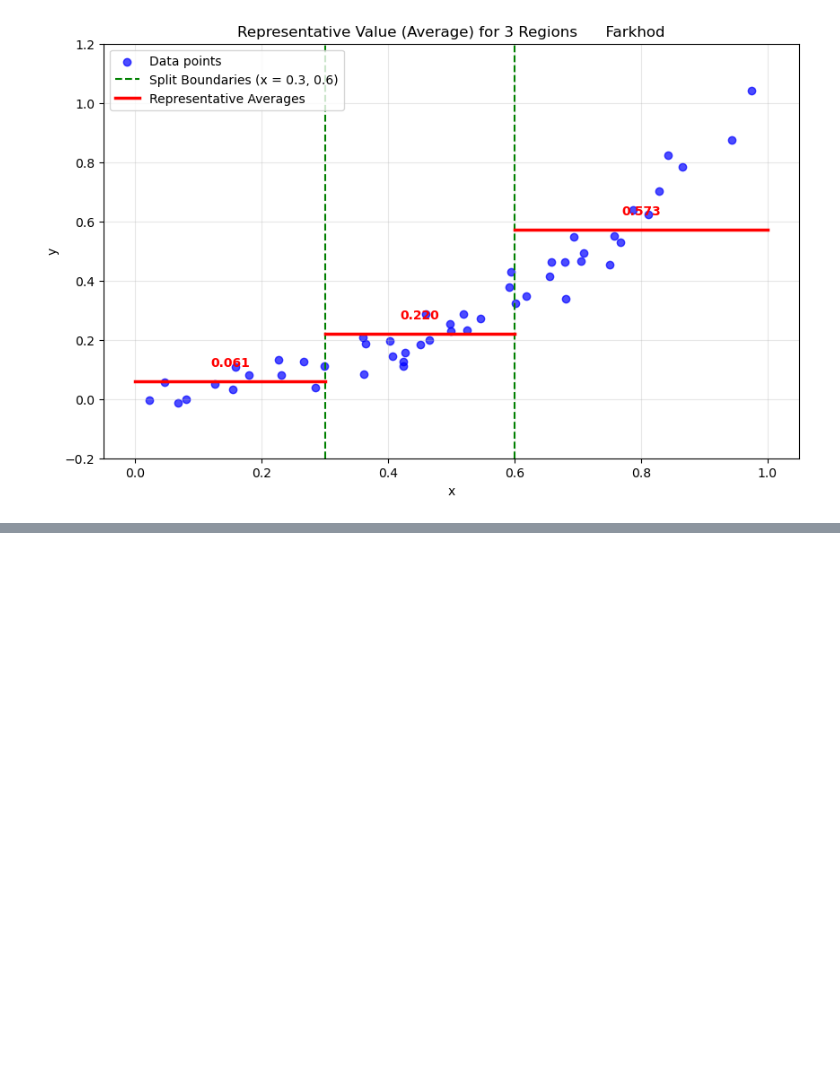
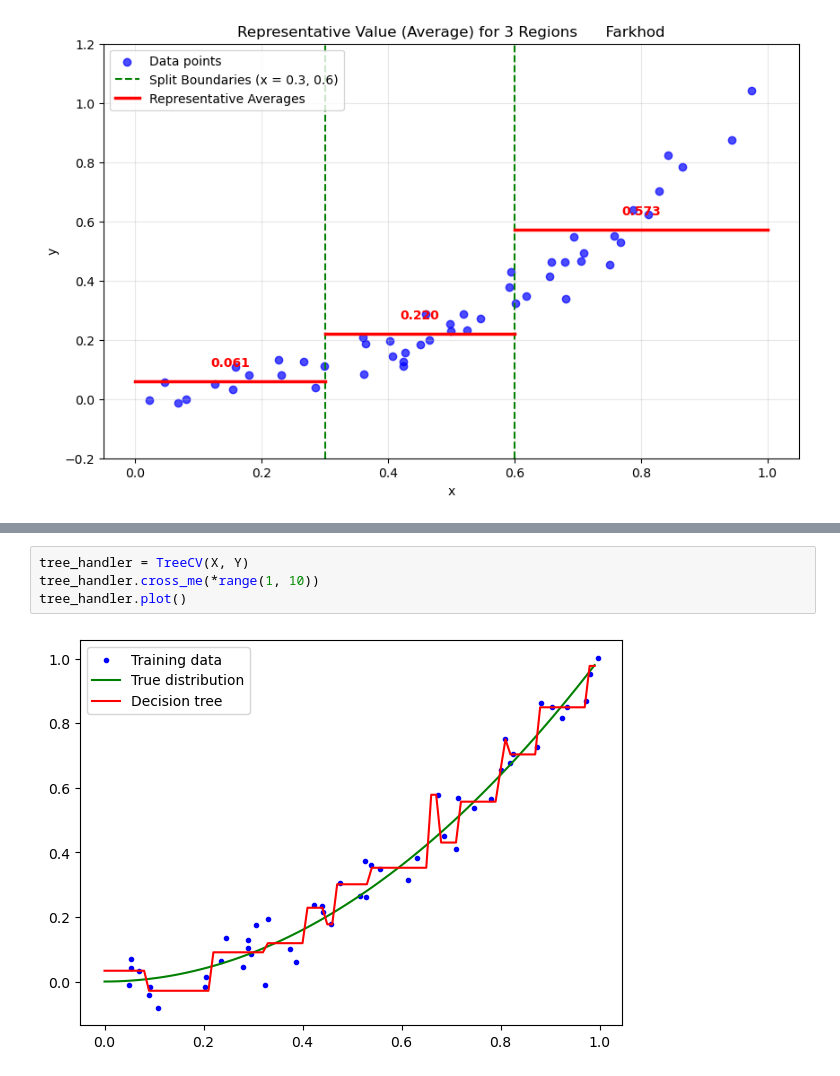
Before and after one commit to FarkhodStudy/AI_Electronic-and-Computer-Dept, a Jupyter notebook: Jupiterfirst.ipynb, the cells around one changed output, grey strips where cells are left out. Drawn from its saved outputs; the diff is of its cells as text; blank space fills up the shorter version.

```diff
--- a/Jupiterfirst.ipynb
+++ b/Jupiterfirst.ipynb
@@ -118,0 +214,6 @@ plt.show()
+# %%
+tree_handler = TreeCV(X, Y)
+tree_handler.cross_me(*range(1, 10))
+tree_handler.plot()
+# %% [output]
+[figure, added]
```
Also changed, not shown: parts of 6 cells of this notebook.
